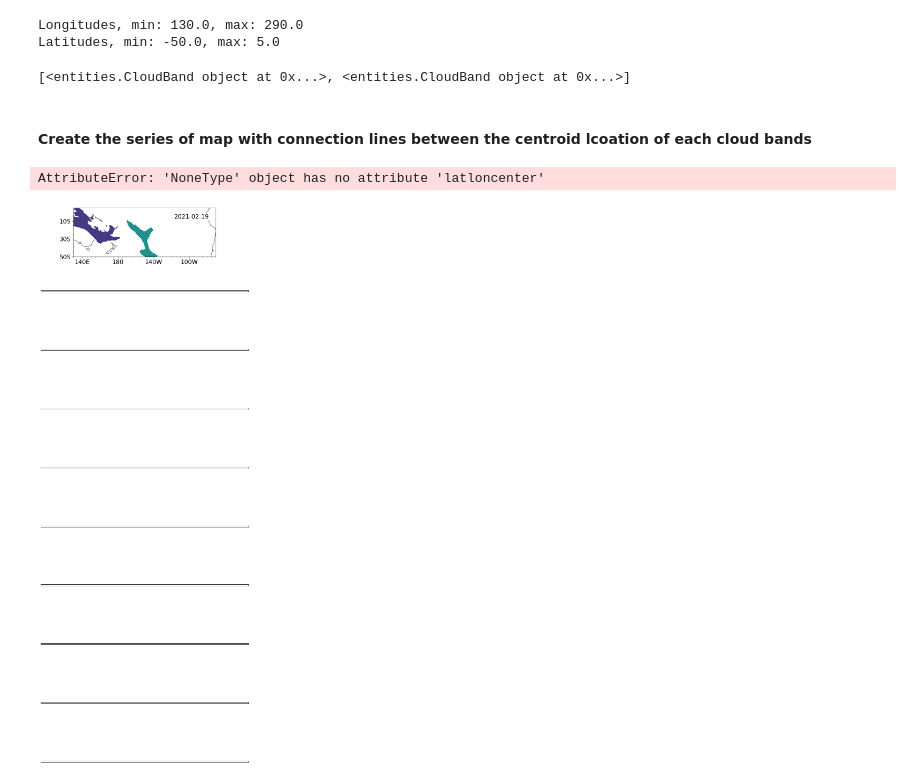
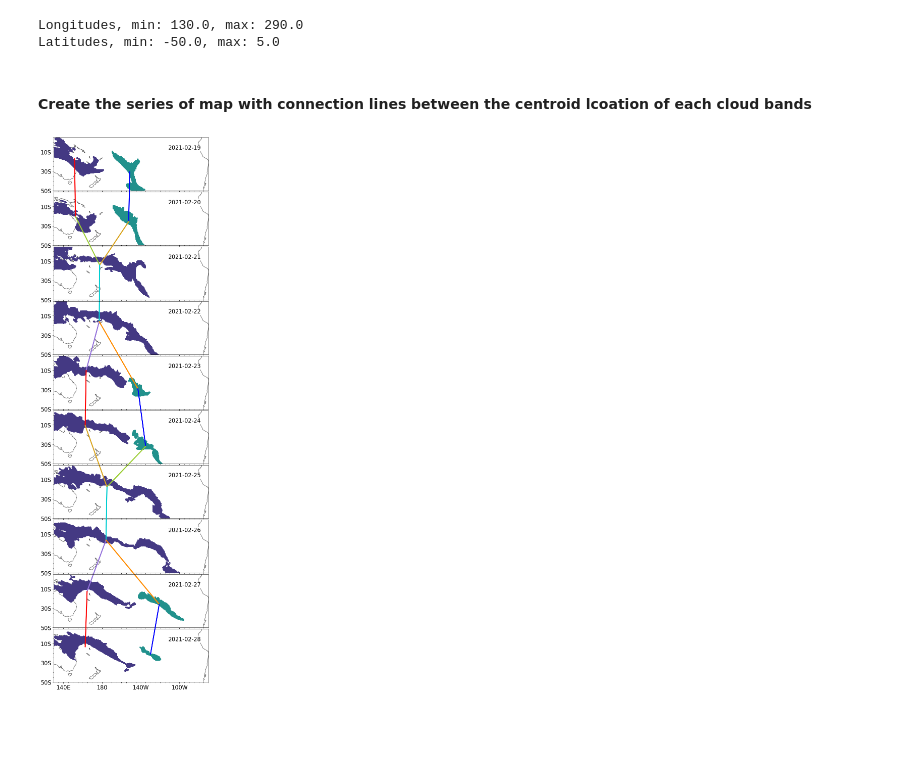
Before and after one commit to romainpilon/cloudbandPy, a Jupyter notebook: notebooks/plot_inheritance_tracking.ipynb, the cells around one changed output. Drawn from its saved outputs; the diff is of its cells as text; code cells hidden in the pictures; blank space fills up the shorter version.

```diff
--- a/notebooks/plot_inheritance_tracking.ipynb
+++ b/notebooks/plot_inheritance_tracking.ipynb
@@ -47,28 +58,17 @@ print(f"Latitudes, min: {latsSP.min()}, max: {latsSP.max()}")
 # %% [output]
 Longitudes, min: 130.0, max: 290.0
 Latitudes, min: -50.0, max: 5.0
-# %%
-# Get indices of times to subset the period chosen in the config file
-itime_start = [i for i, el in enumerate(listofdates) if el.strftime("%Y%m%d.00")==config["startdate"]][0]
-itime_end = [i for i, el in enumerate(listofdates) if el.strftime("%Y%m%d.00")==config["enddate"]][0]+1
-# Subset
-sub_listofdates = listofdates[itime_start:itime_end]
-sub_list_of_cloud_bands = list_of_cloud_bands[itime_start:itime_end]
-print(sub_list_of_cloud_bands[-1])
-# %% [output]
-[<entities.CloudBand object at 0x...>, <entities.CloudBand object at 0x...>]
 # %% [markdown]
 #### Create the series of map with connection lines between the centroid lcoation of each cloud bands
 # %%
 plot_tracking_on_map(
-    list_of_cloud_bands=sub_list_of_cloud_bands,
+    list_of_cloud_bands=list_of_cloud_bands,
     lons=lonsSP,
     lats=latsSP,
-    listofdates=sub_listofdates,
+    listofdates=listofdates,
     config=config,
     show=True,
     save=False,
 )
 # %% [output]
-AttributeError: 'NoneType' object has no attribute 'latloncenter'
-[figure, old version]
+[figure, new version]
```
Also changed, not shown: parts of 5 cells of this notebook, 4 other files.
